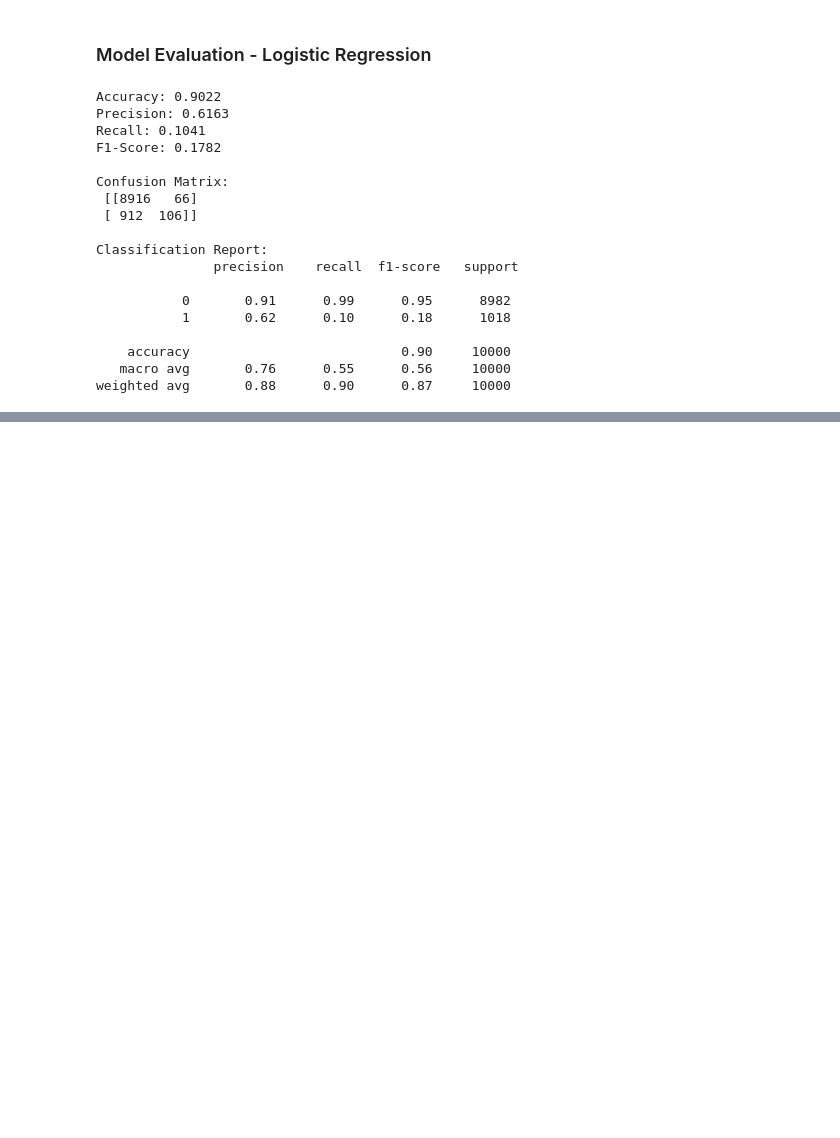
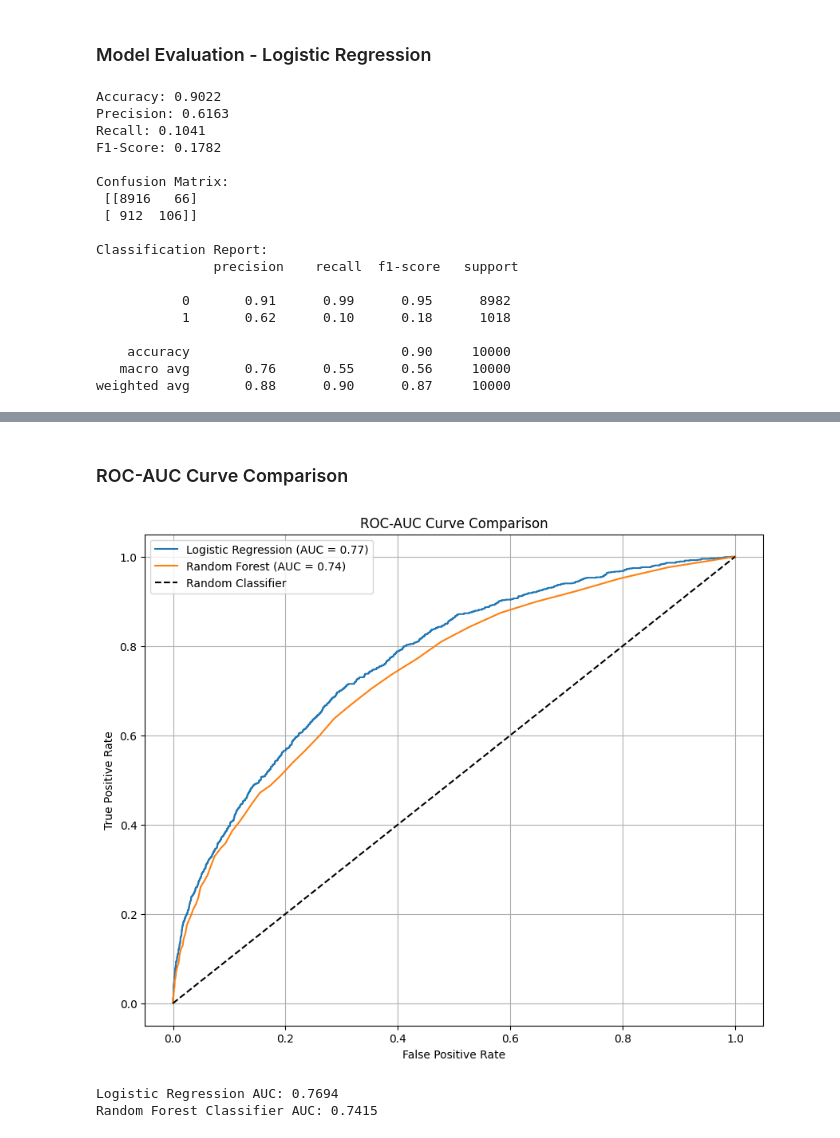
Before and after one commit to kxrrym03/Telecom-Customer-Churn, a Jupyter notebook: Telecom_Subscription.ipynb, the cells around one changed output, grey strips where cells are left out. Drawn from its saved outputs; the diff is of its cells as text; code cells hidden in the pictures; blank space fills up the shorter version.

```diff
--- a/Telecom_Subscription.ipynb
+++ b/Telecom_Subscription.ipynb
@@ -473,0 +488,18 @@ weighted avg       0.88      0.90      0.87     10000
+# %%
+# Make predictions on the scaled test data
+y_pred_rf = rf_model.predict(X_test)
+y_pred_proba_rf = rf_model.predict_proba(X_test)[:, 1]
+
+# Evaluate the model
+accuracy_rf = accuracy_score(y_test, y_pred_rf)
+precision_rf = precision_score(y_test, y_pred_rf)
+recall_rf = recall_score(y_test, y_pred_rf)
+f1_rf = f1_score(y_test, y_pred_rf)
+conf_matrix_rf = confusion_matrix(y_test, y_pred_rf)
+
+print(f"Random Forest - Accuracy: {accuracy_rf:.4f}")
+print(f"Random Forest - Precision: {precision_rf:.4f}")
+print(f"Random Forest - Recall: {recall_rf:.4f}")
+print(f"Random Forest - F1-Score: {f1_rf:.4f}")
+print("\nRandom Forest - Confusion Matrix:\n", conf_matrix_rf)
+print("\nRandom Forest - Classification Report:\n", classification_report(y_test, y_pred_rf))
@@ -473,0 +525,31 @@ weighted avg       0.88      0.90      0.87     10000
+# %% [markdown]
+### ROC-AUC Curve Comparison
+# %%
+from sklearn.metrics import roc_curve, roc_auc_score
+
+# Calculate ROC curve and AUC for Logistic Regression
+fpr_lr, tpr_lr, thresholds_lr = roc_curve(y_test, y_pred_proba)
+auc_lr = roc_auc_score(y_test, y_pred_proba)
+
+# Calculate ROC curve and AUC for Random Forest Classifier
+fpr_rf, tpr_rf, thresholds_rf = roc_curve(y_test, y_pred_proba_rf)
+auc_rf = roc_auc_score(y_test, y_pred_proba_rf)
+
+# Plot the ROC curves
+plt.figure(figsize=(10, 8))
+plt.plot(fpr_lr, tpr_lr, label=f'Logistic Regression (AUC = {auc_lr:.2f})')
+plt.plot(fpr_rf, tpr_rf, label=f'Random Forest (AUC = {auc_rf:.2f})')
+plt.plot([0, 1], [0, 1], 'k--', label='Random Classifier')
+plt.xlabel('False Positive Rate')
+plt.ylabel('True Positive Rate')
+plt.title('ROC-AUC Curve Comparison')
+plt.legend()
+plt.grid(True)
+plt.show()
+
+print(f"Logistic Regression AUC: {auc_lr:.4f}")
+print(f"Random Forest Classifier AUC: {auc_rf:.4f}")
+# %% [output]
+[figure, added]
+Logistic Regression AUC: 0.7694
+Random Forest Classifier AUC: 0.7415
```
Also changed, not shown: parts of 5 cells of this notebook.
